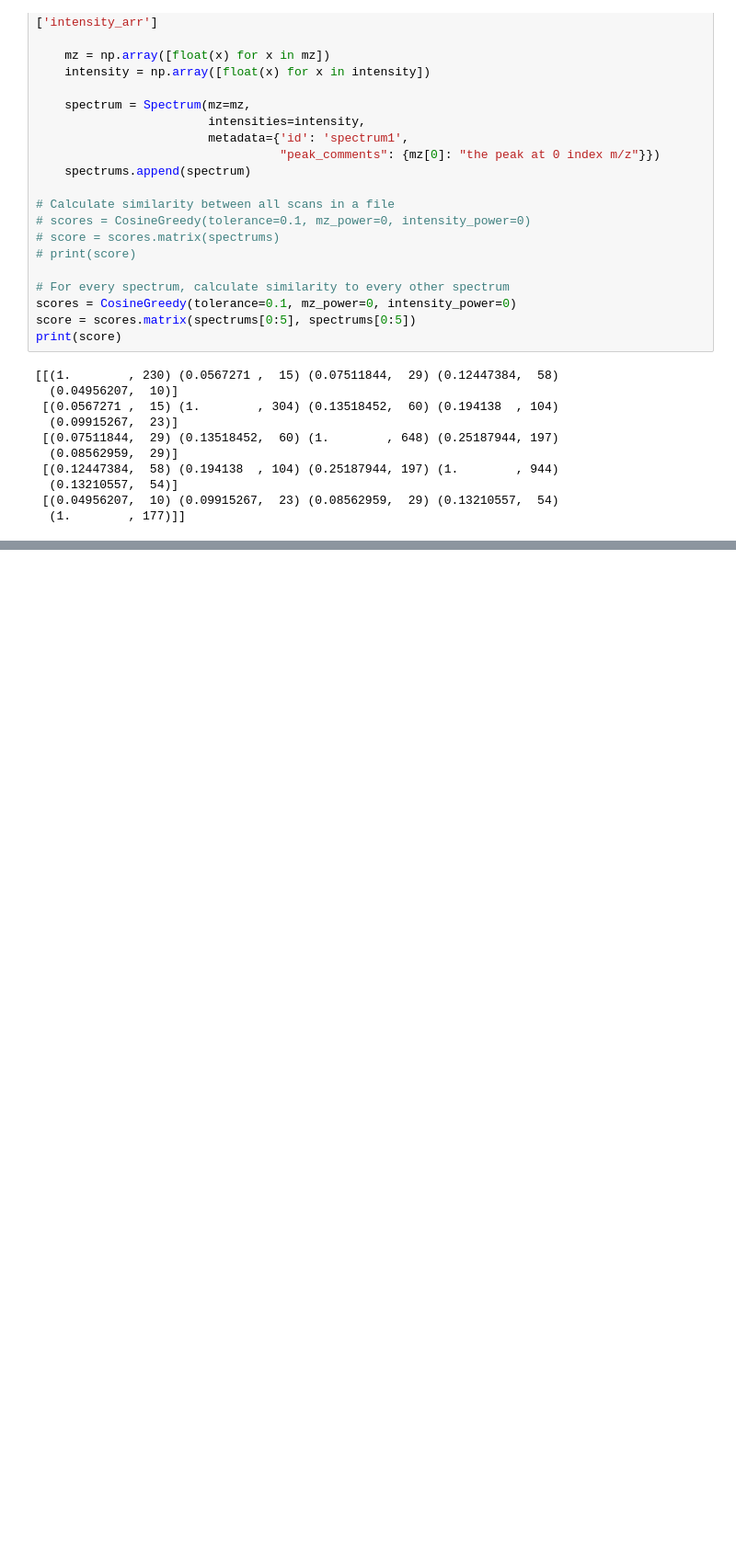
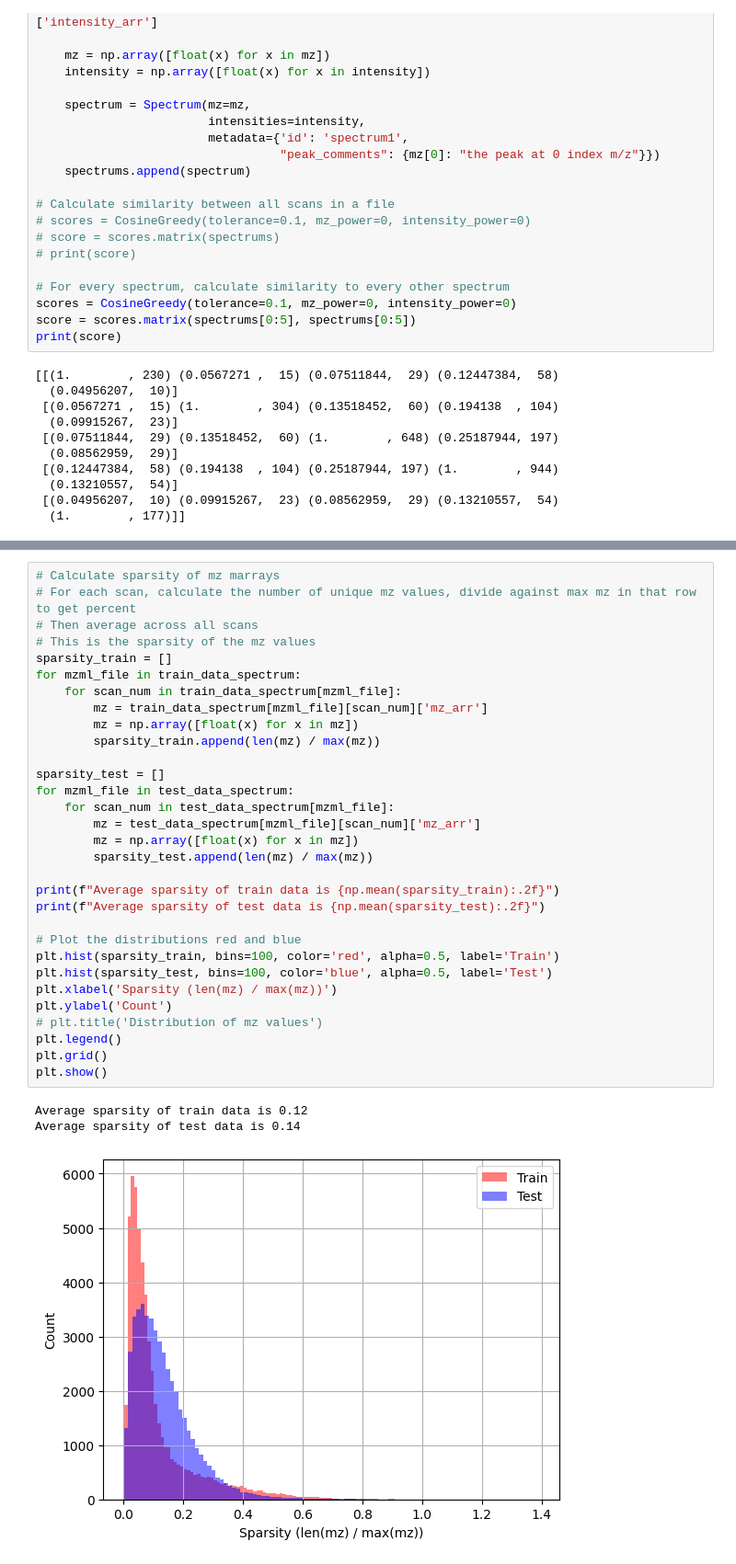
Before and after one commit to vchelur97/psm, a Jupyter notebook: eda/eda_spectrum.ipynb, the cells around one changed output, grey strips where cells are left out. Shown at 92% size. Saved outputs shown, nothing was run; the diff lists cells and outputs as text; blank space fills up the shorter version.

```diff
--- a/eda/eda_spectrum.ipynb
+++ b/eda/eda_spectrum.ipynb
@@ -314,0 +364,35 @@ print(score)
+# %%
+# Calculate sparsity of mz marrays
+# For each scan, calculate the number of unique mz values, divide against max mz in that row to get percent
+# Then average across all scans
+# This is the sparsity of the mz values
+sparsity_train = []
+for mzml_file in train_data_spectrum:
+    for scan_num in train_data_spectrum[mzml_file]:
+        mz = train_data_spectrum[mzml_file][scan_num]['mz_arr']
+        mz = np.array([float(x) for x in mz])
+        sparsity_train.append(len(mz) / max(mz))
+
+sparsity_test = []
+for mzml_file in test_data_spectrum:
+    for scan_num in test_data_spectrum[mzml_file]:
+        mz = test_data_spectrum[mzml_file][scan_num]['mz_arr']
+        mz = np.array([float(x) for x in mz])
+        sparsity_test.append(len(mz) / max(mz))
+
+print(f"Average sparsity of train data is {np.mean(sparsity_train):.2f}")
+print(f"Average sparsity of test data is {np.mean(sparsity_test):.2f}")
+
+# Plot the distributions red and blue
+plt.hist(sparsity_train, bins=100, color='red', alpha=0.5, label='Train')
+plt.hist(sparsity_test, bins=100, color='blue', alpha=0.5, label='Test')
+plt.xlabel('Sparsity (len(mz) / max(mz))')
+plt.ylabel('Count')
+# plt.title('Distribution of mz values')
+plt.legend()
+plt.grid()
+plt.show()
+# %% [output]
+Average sparsity of train data is 0.12
+Average sparsity of test data is 0.14
+[figure, added]
```
Also changed, not shown: parts of 4 cells of this notebook.
